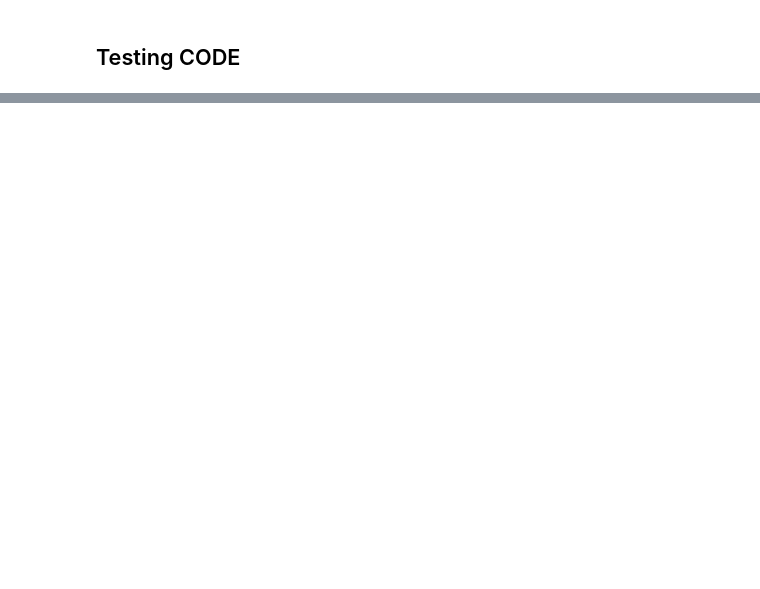
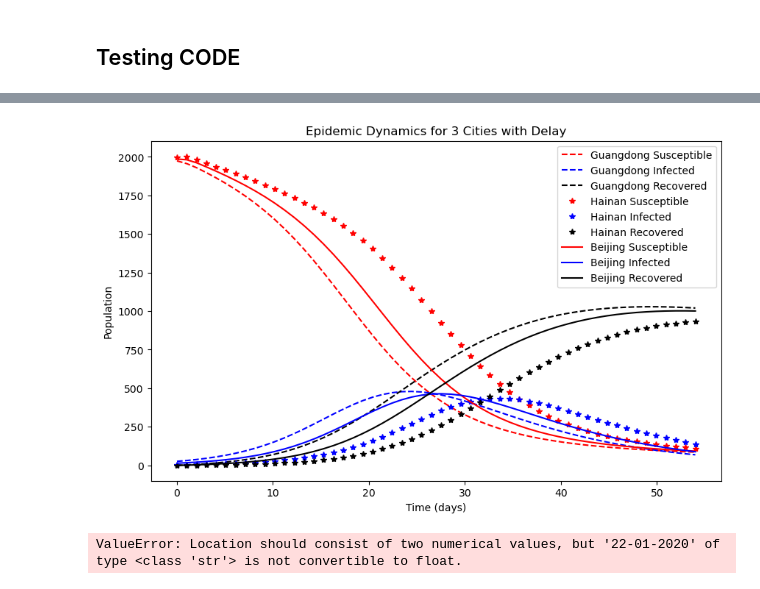
Before and after one commit to r-benoudi/China-Covid, a Jupyter notebook: train.ipynb, the cells around one changed output, grey strips where cells are left out. Drawn from its saved outputs; the diff is of its cells as text; code cells hidden in the pictures; blank space fills up the shorter version.

```diff
--- a/train.ipynb
+++ b/train.ipynb
@@ -550,0 +767,22 @@ if __name__ == "__main__":
+# %%
+S_sol_1, Y_sol_1, Z_sol_1 = solution[:, :3].T
+S_sol_2, Y_sol_2, Z_sol_2 = solution[:, 3:6].T
+S_sol_3, Y_sol_3, Z_sol_3 = solution[:, 6:9].T
+
+plt.figure(figsize=(10, 6))
+plt.plot(t_real, S_sol_1, 'r--', label=f"Guangdong Susceptible")
+plt.plot(t_real, Y_sol_1, 'b--', label=f"Guangdong Infected")
+plt.plot(t_real, Z_sol_1, 'k--', label=f"Guangdong Recovered")
+plt.plot(t_real, S_sol_2, 'r*', label=f"Hainan Susceptible")
+plt.plot(t_real, Y_sol_2, 'b*', label=f"Hainan Infected")
+plt.plot(t_real, Z_sol_2, 'k*', label=f"Hainan Recovered")
+plt.plot(t_real, S_sol_3, 'r-', label=f"Beijing Susceptible")
+plt.plot(t_real, Y_sol_3, 'b-', label=f"Beijing Infected")
+plt.plot(t_real, Z_sol_3, 'k-', label=f"Beijing Recovered")
+plt.xlabel("Time (days)")
+plt.ylabel("Population")
+plt.title(f"Epidemic Dynamics for 3 Cities with Delay")
+plt.legend()
+plt.show()
+# %% [output]
+[figure, added]
@@ -550,0 +805,9 @@ if __name__ == "__main__":
+# %%
+import folium.plugins
+
+
+hm = folium.plugins.HeatMap(data=data, min_opacity=0.05, max_opacity=0.8, radius=25).add_to(m)
+
+m
+# %% [output]
+ValueError: Location should consist of two numerical values, but '22-01-2020' of type <class 'str'> is not convertible to float.
```
Also changed, not shown: parts of 16 cells of this notebook, 9 other files.
